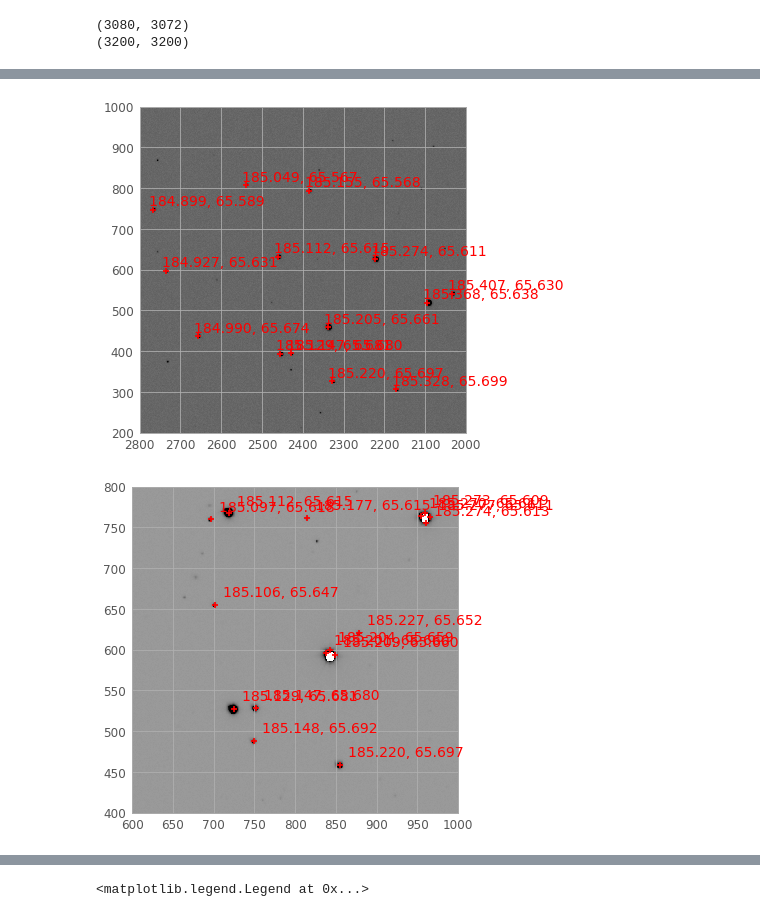
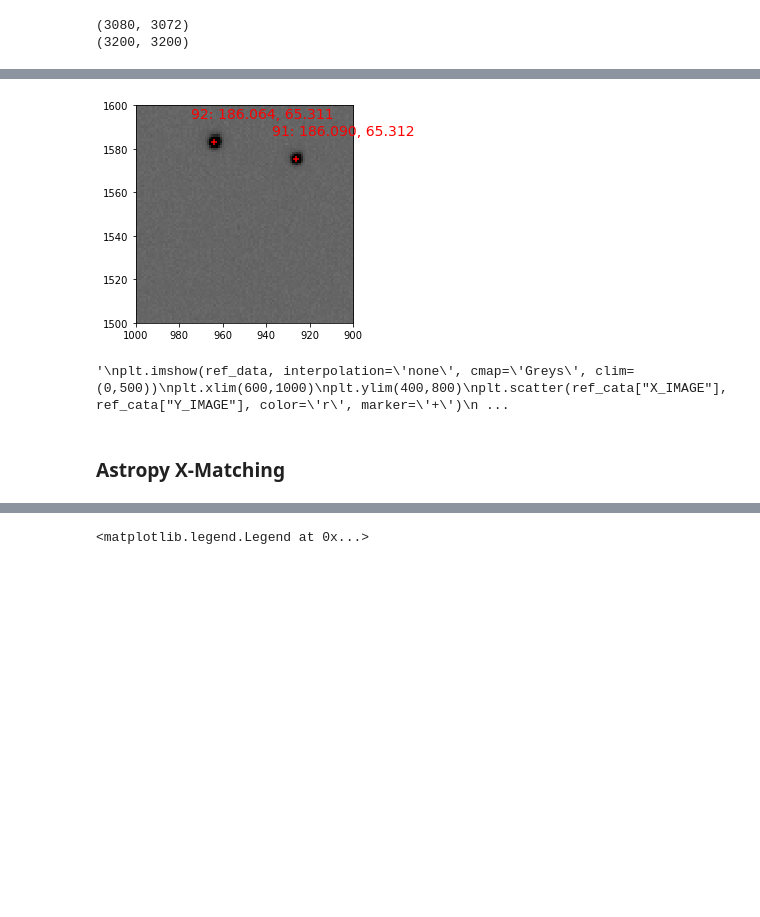
Before and after one commit to RileyWClarke/RAFTS, a Jupyter notebook: ztf_imgs.ipynb, the cells around one changed output, grey strips where cells are left out. Cells and saved outputs as stored; diff of their text form; code cells hidden in the pictures; blank space fills up the shorter version.

```diff
--- a/ztf_imgs.ipynb
+++ b/ztf_imgs.ipynb
@@ -361,23 +361,26 @@ for it in ["sci", "ref"]:
 # %%
 plt.imshow(sci_data, interpolation='none', cmap='Greys', clim=(0,1500))
-plt.xlim(2000,2800)
-plt.ylim(200,1000)
-plt.scatter(sci_cata["X_IMAGE"], sci_cata["Y_IMAGE"], color='r', marker='+')
+plt.xlim(900,1000)
+plt.ylim(1500,1600)
+plt.scatter(sci_cata["X_IMAGE"]-1, sci_cata["Y_IMAGE"]-1, color='r', marker='+')
 for i in range(len(sci_cata["X_IMAGE"])):
-    plt.annotate('{0:.3f}, {1:.3f}'.format(sci_cata["ALPHA_SKY"].values[i], sci_cata["DELTA_SKY"].values[i]),
+    plt.annotate('{0}: {1:.3f}, {2:.3f}'.format(sci_cata.index[i], sci_cata["ALPHA_SKY"].values[i], sci_cata["DELTA_SKY"].values[i]),
     (sci_cata["X_IMAGE"].values[i]+10, sci_cata["Y_IMAGE"].values[i]+10), color='r', fontsize=14)
 plt.gca().invert_xaxis()
 plt.show()
-
+'''
 plt.imshow(ref_data, interpolation='none', cmap='Greys', clim=(0,500))
 plt.xlim(600,1000)
 plt.ylim(400,800)
 plt.scatter(ref_cata["X_IMAGE"], ref_cata["Y_IMAGE"], color='r', marker='+')
 for i in range(len(ref_cata["X_IMAGE"])):
-    plt.annotate('{0:.3f}, {1:.3f}'.format(ref_cata["ALPHA_SKY"].values[i], ref_cata["DELTA_SKY"].values[i]),
+    plt.annotate('{0}: {1:.3f}, {2:.3f}'.format(ref_cata.index[i], ref_cata["ALPHA_SKY"].values[i], ref_cata["DELTA_SKY"].values[i]),
     (ref_cata["X_IMAGE"].values[i]+10, ref_cata["Y_IMAGE"].values[i]+10), color='r', fontsize=14)
+'''
 # %% [output]
-[figure, old version]
+[figure, new version]
-[figure, removed]
+'\nplt.imshow(ref_data, interpolation=\'none\', cmap=\'Greys\', clim=(0,500))\nplt.xlim(600,1000)\nplt.ylim(400,800)\nplt.scatter(ref_cata["X_IMAGE"], ref_cata["Y_IMAGE"], color=\'r\', marker=\'+\')\n ...
+# %% [markdown]
+### Astropy X-Matching
 # %%
 ind, d2d, d3d = xmatch(sci_cata,ref_cata)
```
Also changed, not shown: parts of 27 cells of this notebook, 3 other files.
